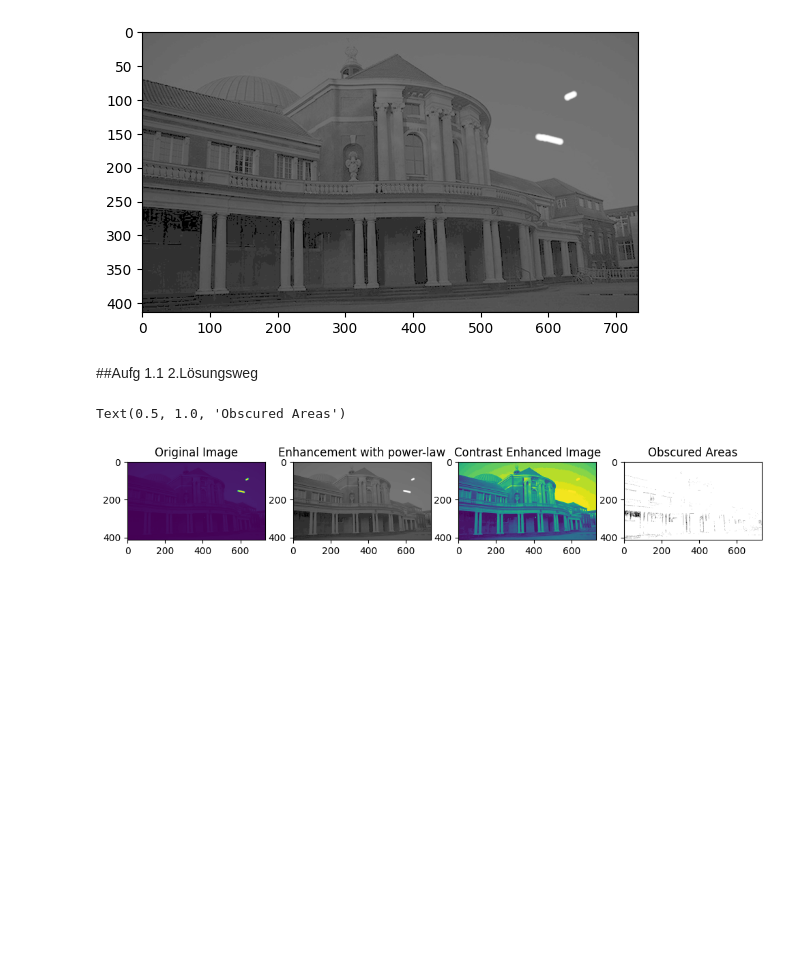
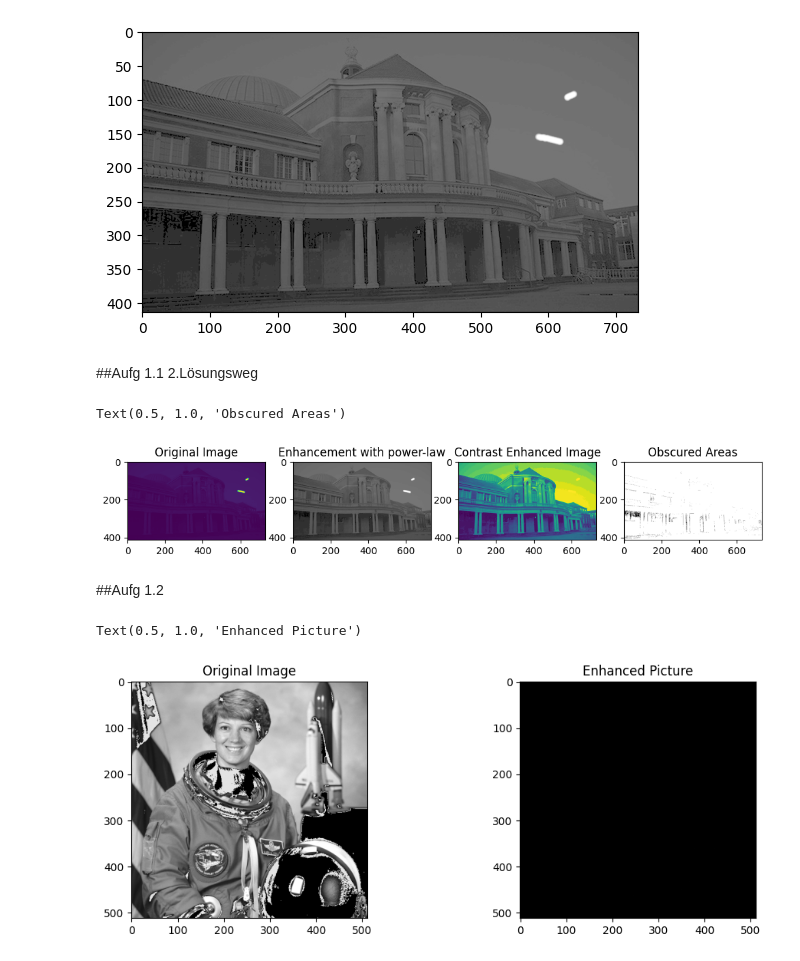
Before and after one commit to Mynna/bv23-wk04, a Jupyter notebook: Blatt04_Aufg01.ipynb, the cells around one changed output. Cells and saved outputs as stored; diff of their text form; code cells hidden in the pictures; blank space fills up the shorter version.

Commit message:
Aufg 1.2 gelöst

```diff
--- a/Blatt04_Aufg01.ipynb
+++ b/Blatt04_Aufg01.ipynb
@@ -53,3 +53,22 @@ axes[3].set_title('Obscured Areas')
 # %% [output]
 Text(0.5, 1.0, 'Obscured Areas')
 [figure]
+# %% [markdown]
+##Aufg 1.2
+# %%
+img2=imread('./bildverbesserung/bild2.png').astype(float)/255
+#img2=imread('./bildverbesserung/bild2.png')
+
+result=np.copy(img2)
+result[np.logical_and(img2>165,img2<185)]=128
+
+#Plot the images
+fig, axes= plt.subplots(1,2,figsize=(12, 4))
+axes[0].imshow(img2,cmap='gray',vmin=0,vmax=1)
+axes[0].set_title('Original Image')
+
+axes[1].imshow(result,cmap='gray',vmin=0,vmax=255)
+axes[1].set_title('Enhanced Picture')
+# %% [output]
+Text(0.5, 1.0, 'Enhanced Picture')
+[figure, added]
```
Also changed, not shown: parts of 1 cell of this notebook, 1 other file.
